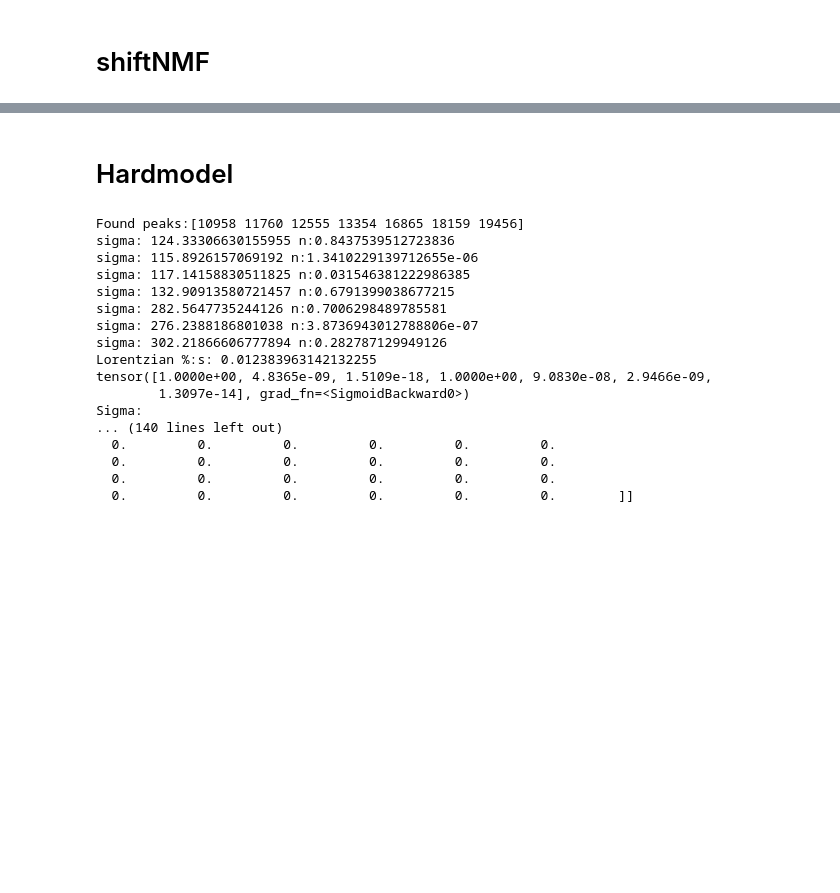
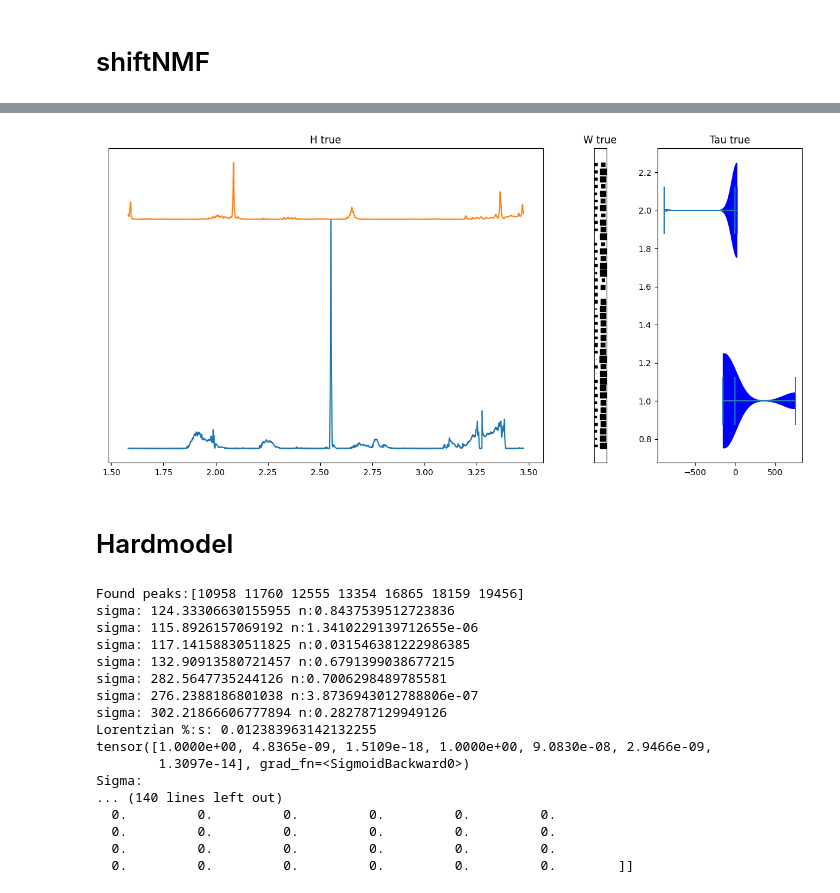
Before and after one commit to LucasEmcken/Bachelorprojekt, a Jupyter notebook: wine_experiment.ipynb, the cells around one changed output, grey strips where cells are left out. Cells and saved outputs as stored; diff of their text form; code cells hidden in the pictures; blank space fills up the shorter version.

```diff
--- a/wine_experiment.ipynb
+++ b/wine_experiment.ipynb
@@ -33,3 +46,33 @@ plt.show()
+# %%
+from helpers.plot import *
+gs = gridspec.GridSpec(1, 3, width_ratios=[3, 1, 1])
+
+fig = plt.figure(figsize=(12, 6))
+N, M = X[:,0:3000].shape
+H_scaled = np.zerolike(H_est)
+for i, vec in enumerate(H_est):
+    H_scaled[i] = vec/max(vec)
+
+# Plot H and H_est
+ax1 = plt.subplot(gs[0])
+plotSpaced(ax1, ppm, H_est.T)
+ax1.set_title('H true')
+
+ax2 = plt.subplot(gs[1])
+ax2.set_title('W true')
+hinton(W_est.T, ax=ax2)
+
+ax3 = plt.subplot(gs[2])
+violin_parts = ax3.violinplot(tau_est, showmeans=True, showmedians=False, vert=False)
+ax3.set_title('Tau true')
+change_violin_colors(violin_parts, color_list=['blue']*N)
+# change_violin_colors(violin_parts, [l.get_color() for l in ax3.get_children()[:3]])
+
+# Set tight layout
+plt.tight_layout()
+plt.show()
+# %% [output]
+[figure, added]
 # %% [markdown]
 # Hardmodel
 # %%
```
Also changed, not shown: parts of 4 cells of this notebook.
